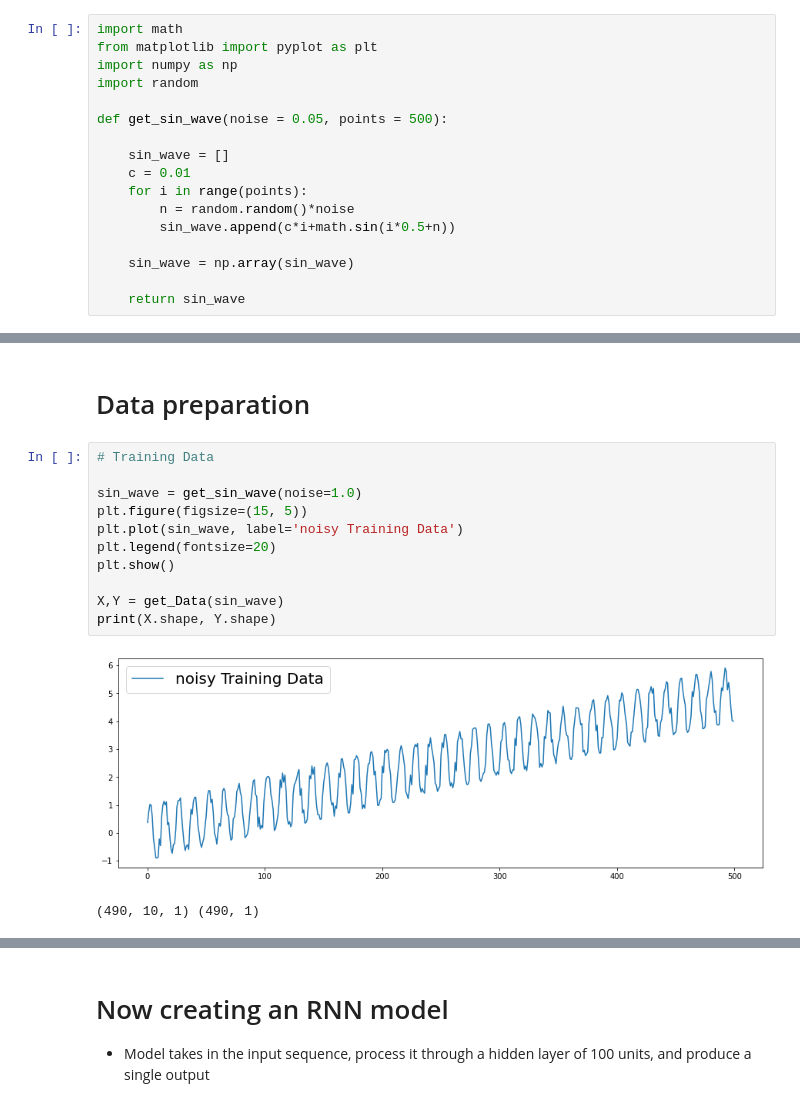
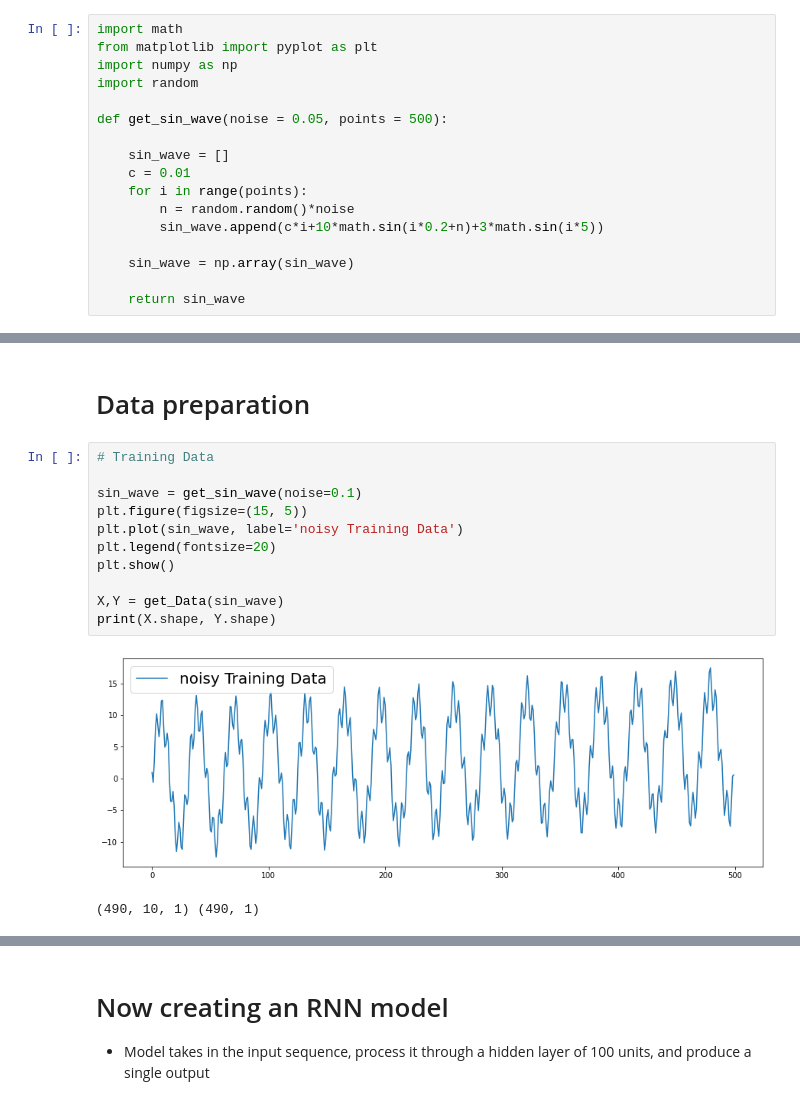
Before and after one commit to sandeep-iitr/ML_Models_on_Time_Series, a Jupyter notebook: RNN/Custom_RNN_Cell_Keras.ipynb, the cells around one changed output, grey strips where cells are left out. Drawn from its saved outputs; the diff is of its cells as text.

```diff
--- a/RNN/Custom_RNN_Cell_Keras.ipynb
+++ b/RNN/Custom_RNN_Cell_Keras.ipynb
@@ -16,7 +16,7 @@ def get_sin_wave(noise = 0.05, points = 500):
     c = 0.01
     for i in range(points):
         n = random.random()*noise
-        sin_wave.append(c*i+math.sin(i*0.5+n))
+        sin_wave.append(c*i+10*math.sin(i*0.2+n)+3*math.sin(i*5))
 
     sin_wave = np.array(sin_wave)
 
@@ -45,14 +45,14 @@ def get_Data(sin_wave):
 # %%
 # Training Data
 
-sin_wave = get_sin_wave(noise=1.0)
+sin_wave = get_sin_wave(noise=0.1)
 plt.figure(figsize=(15, 5))
 plt.plot(sin_wave, label='noisy Training Data')
 plt.legend(fontsize=20)
 plt.show()
 
 X,Y = get_Data(sin_wave)
 print(X.shape, Y.shape)
 # %% [output]
-[figure, old version]
+[figure, new version]
 (490, 10, 1) (490, 1)
```
Also changed, not shown: parts of 12 cells of this notebook, 1 other file.
